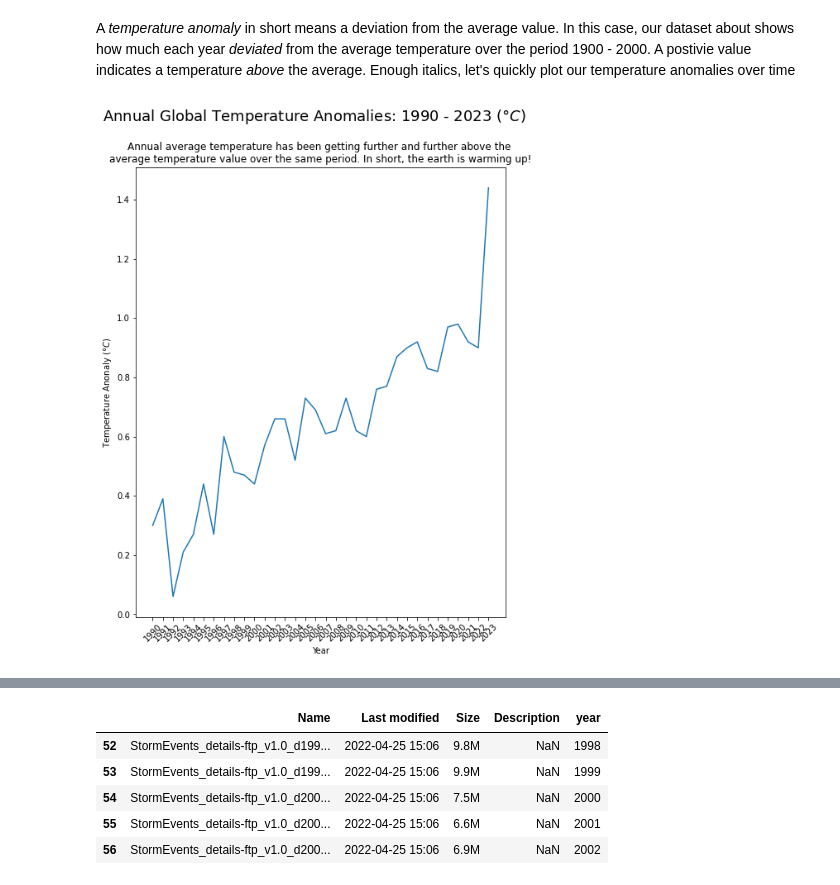
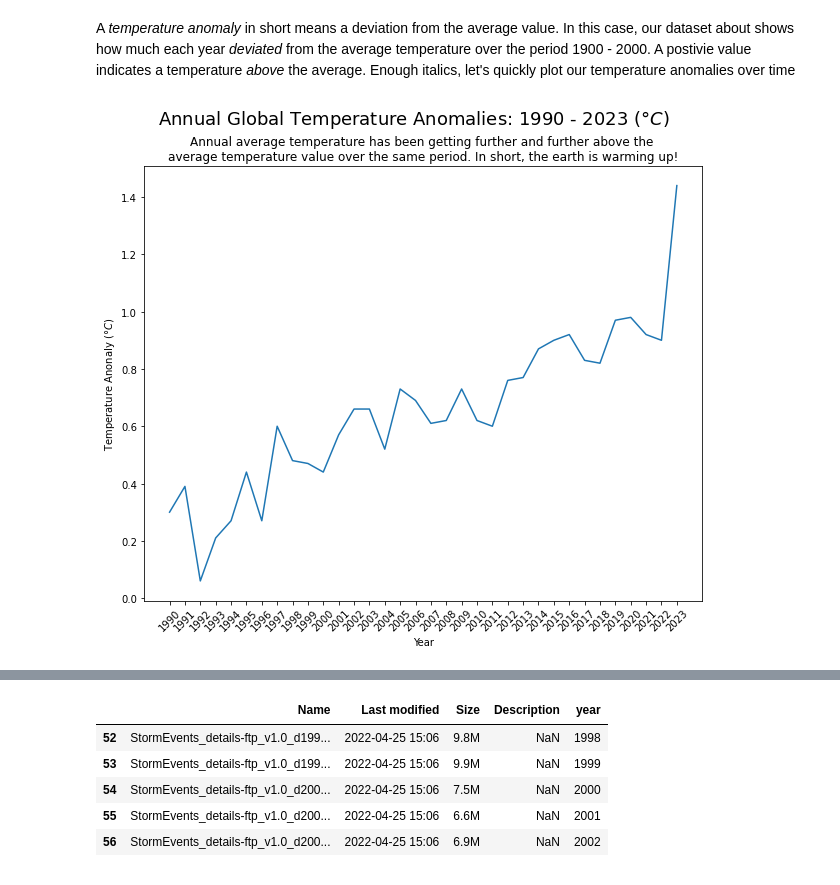
Before and after one commit to andrewbowen19/storiesDATA608, a Jupyter notebook: _build/jupyter_execute/story5.ipynb, the cells around one changed output, grey strips where cells are left out. Cells and saved outputs as stored; diff of their text form; code cells hidden in the pictures.

```diff
--- a/_build/jupyter_execute/story5.ipynb
+++ b/_build/jupyter_execute/story5.ipynb
@@ -54,18 +52,18 @@ temps.head()
 A *temperature anomaly* in short means a deviation from the average value. In this case, our dataset about shows how much each year *deviated* from the average temperature over the period 1900 - 2000. A postivie value indicates a temperature *above* the average. Enough italics, let's quickly plot our temperature anomalies over time
 # %%
 # Plot temperature anomalies
-plt.figure(figsize=(8, 10))
+plt.figure(figsize=(10, 8))
 
 plt.plot(temps['year'], temps['anomaly'])
 
 # Add labels and title
 plt.xlabel("Year")
 plt.ylabel(r"Temperature Anonaly ($\degree C$)")
 
 plt.xticks(rotation=45)
 plt.suptitle(r"Annual Global Temperature Anomalies: 1990 - 2023 ($\degree C$)", fontsize=18)
 plt.title("Annual average temperature has been getting further and further above the \naverage temperature value over the same period. In short, the earth is warming up!")
 
 plt.show()
 # %% [output]
-[figure, old version]
+[figure, new version]
```
Also changed, not shown: parts of 13 cells of this notebook, 11 other files.
